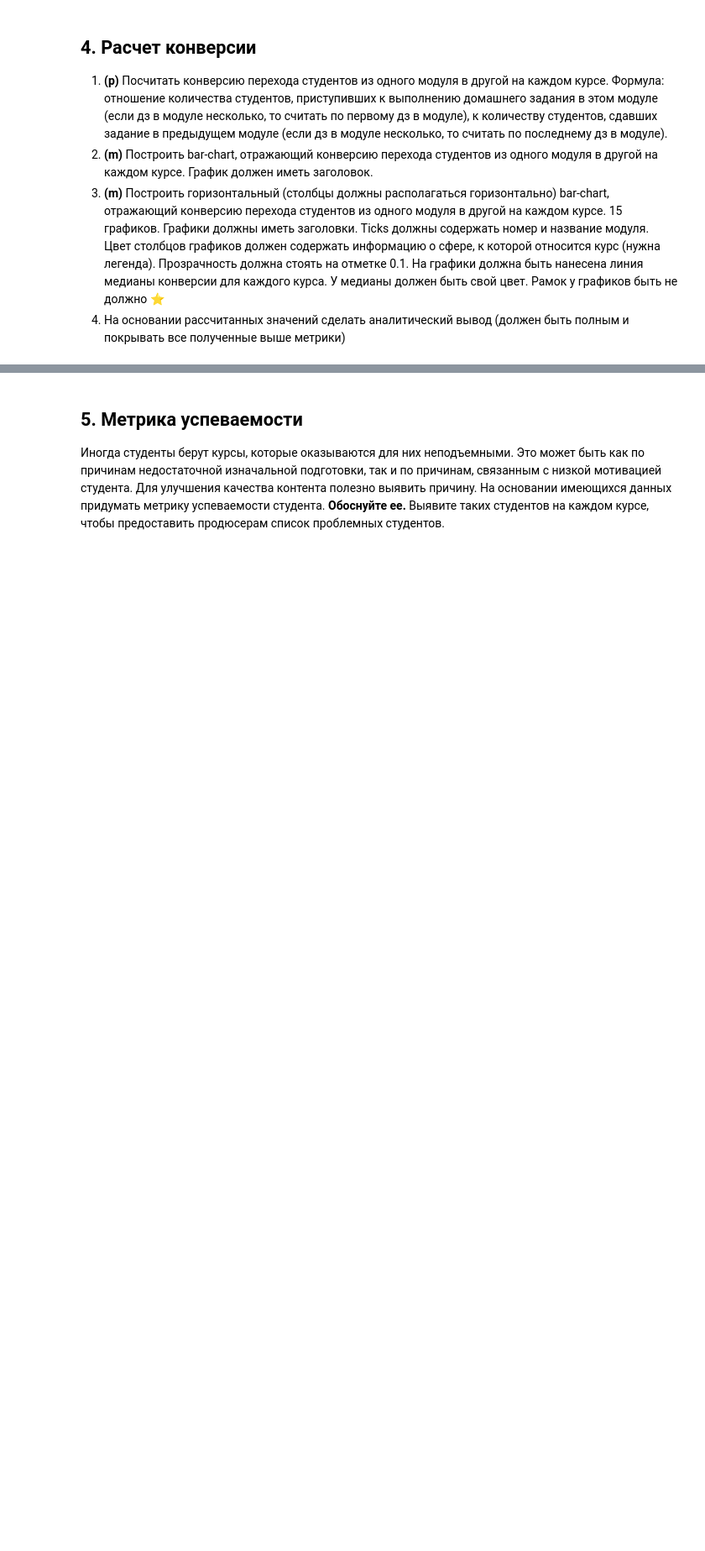
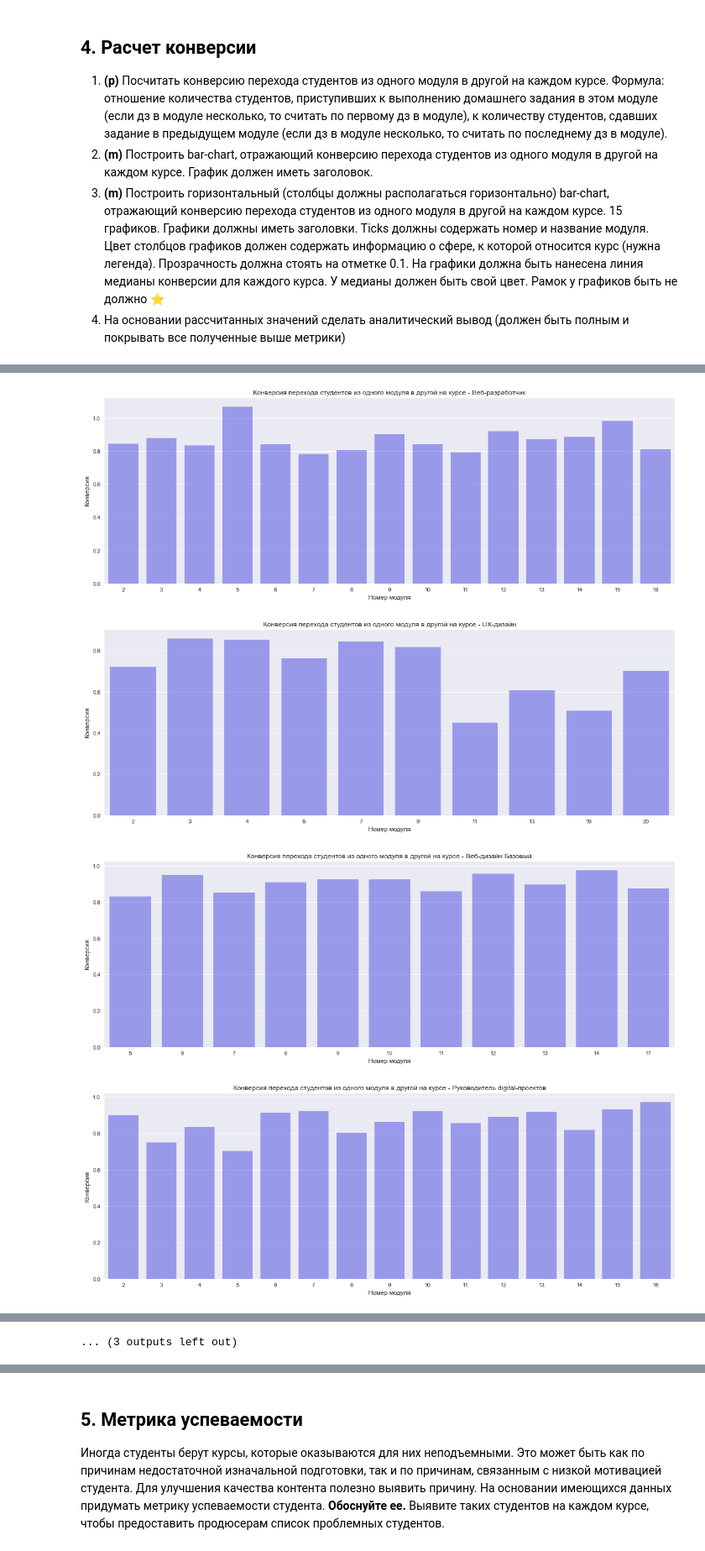
Before and after one commit to SergioKramer/Course_Analyst, a Jupyter notebook: Coursework_analytics_1_kramer.ipynb, the cells around one changed output, grey strips where cells are left out. Shown at 84% size. Cells and saved outputs as stored; diff of their text form; code cells hidden in the pictures; blank space fills up the shorter version.

Commit message:
Update Coursework_analytics_1_kramer.ipynb
Finished 4 module

```diff
--- a/Coursework_analytics_1_kramer.ipynb
+++ b/Coursework_analytics_1_kramer.ipynb
@@ -488,0 +487,6 @@ plt.show()
+# %%
+# Конверсия перехода студентов из одного модуля в другой на каждом курсе.
+
+hw5 = hw2.groupby(['title', 'module_number'])['start_date', 'finish_date'].count().reset_index()
+hw5['conversion'] = hw5['start_date']/hw5['finish_date'].shift(1)
+hw5
@@ -488,0 +507,16 @@ plt.show()
+# %%
+# Bar-chart, отражающий конверсию перехода студентов из одного модуля в другой на каждом курсе
+
+for course in courses:
+    data = hw5[hw5['title'] == course].iloc[1:, :]
+    fig, ax = plt.subplots(figsize=(18,6))
+    sns.barplot(data=data, x=data['module_number'], y=data['conversion'], color='blue', alpha=0.4) # при альфа=0.1 почти ничего не видно
+    ax.set_title(f'Конверсия перехода студентов из одного модуля в другой на курсе - {course}')
+    ax.set_xlabel('Номер модуля')
+    ax.set_ylabel('Конверсия')
+    plt.show()
+# %% [output]
+[figure, added]
+[figure, added]
+[figure, added]
+[figure, added]
@@ -488,0 +531 @@ plt.show()
+... (3 outputs left out)
```
Also changed, not shown: parts of 7 cells of this notebook.
